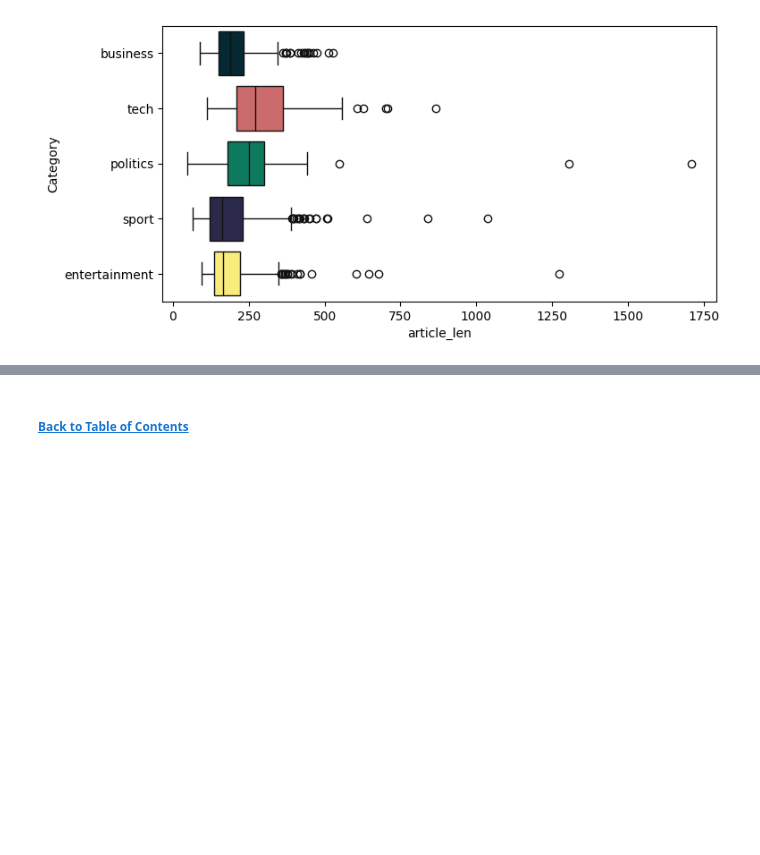
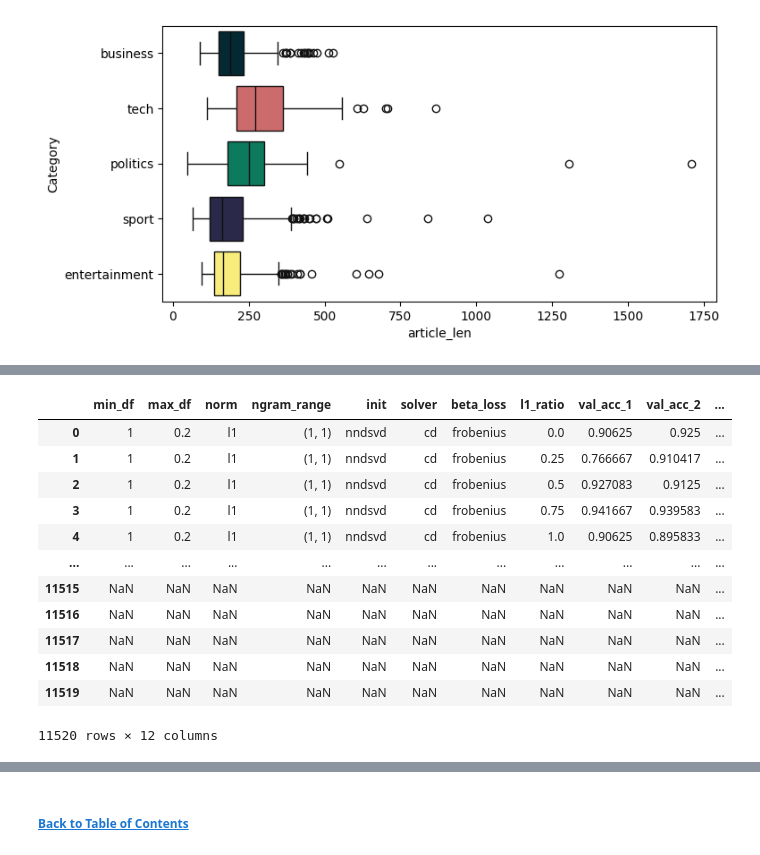
Before and after one commit to chill0121/News_Article_Matrix_Factorization, a Jupyter notebook: BBC_News_Classification.ipynb, the cells around one changed output, grey strips where cells are left out. Cells and saved outputs as stored; diff of their text form; code cells hidden in the pictures; blank space fills up the shorter version.

```diff
--- a/BBC_News_Classification.ipynb
+++ b/BBC_News_Classification.ipynb
@@ -674,0 +664,16 @@ Current Test: 672 Params: {'min_df': 1, 'max_df': 0.4, 'norm': 'l2', 'ngram_rang
+# %%
+opt_df
+# %% [output]
+|  | min_df | max_df | norm | ngram_range | init | solver | beta_loss | l1_ratio | val_acc_1 | val_acc_2 | ... |
+| 0 | 1 | 0.2 | l1 | (1, 1) | nndsvd | cd | frobenius | 0.0 | 0.90625 | 0.925 | ... |
+| 1 | 1 | 0.2 | l1 | (1, 1) | nndsvd | cd | frobenius | 0.25 | 0.766667 | 0.910417 | ... |
+| 2 | 1 | 0.2 | l1 | (1, 1) | nndsvd | cd | frobenius | 0.5 | 0.927083 | 0.9125 | ... |
+| 3 | 1 | 0.2 | l1 | (1, 1) | nndsvd | cd | frobenius | 0.75 | 0.941667 | 0.939583 | ... |
+| 4 | 1 | 0.2 | l1 | (1, 1) | nndsvd | cd | frobenius | 1.0 | 0.90625 | 0.895833 | ... |
+| ... | ... | ... | ... | ... | ... | ... | ... | ... | ... | ... | ... |
+| 11515 | NaN | NaN | NaN | NaN | NaN | NaN | NaN | NaN | NaN | NaN | ... |
+| 11516 | NaN | NaN | NaN | NaN | NaN | NaN | NaN | NaN | NaN | NaN | ... |
+| 11517 | NaN | NaN | NaN | NaN | NaN | NaN | NaN | NaN | NaN | NaN | ... |
+| 11518 | NaN | NaN | NaN | NaN | NaN | NaN | NaN | NaN | NaN | NaN | ... |
+| 11519 | NaN | NaN | NaN | NaN | NaN | NaN | NaN | NaN | NaN | NaN | ... |
+11520 rows × 12 columns
```
Also changed, not shown: parts of 28 cells of this notebook, 3 other files.
